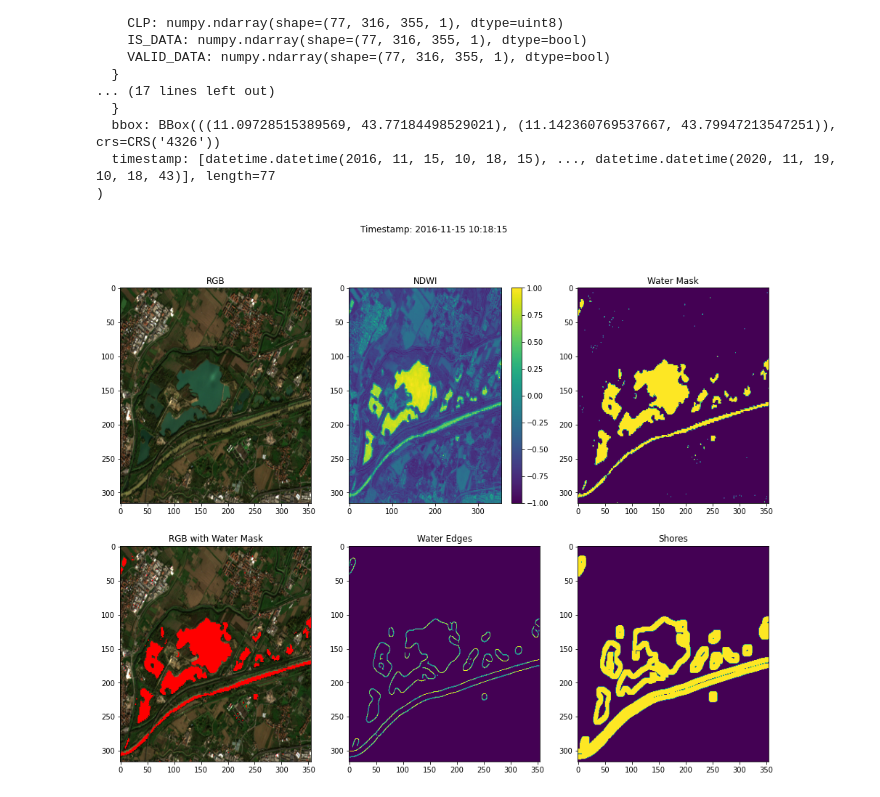
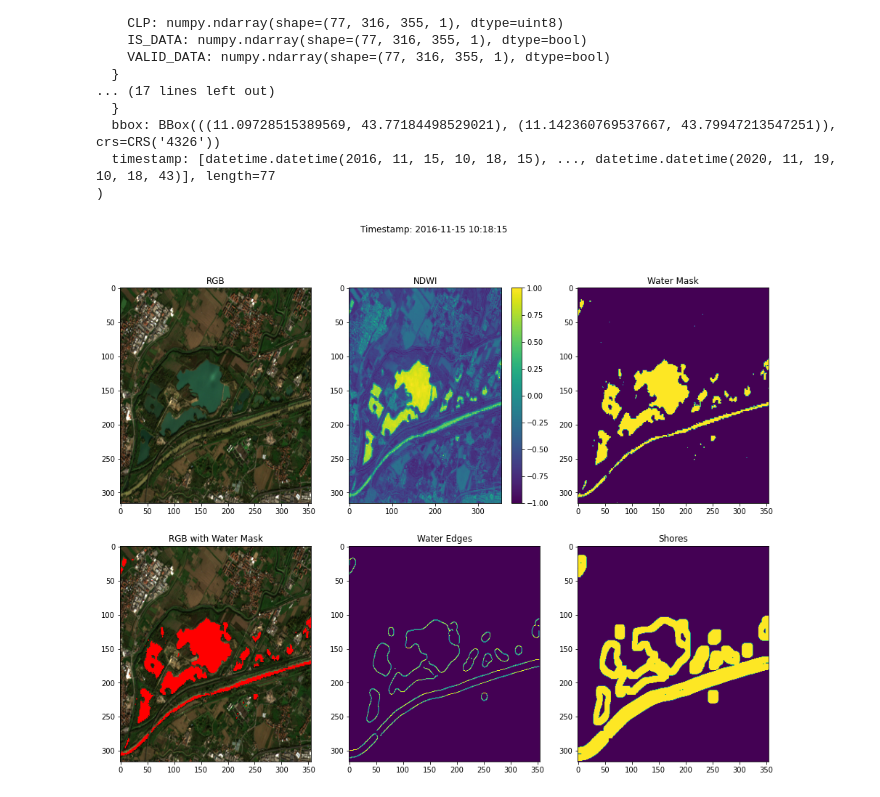
Before and after one commit to KlemenKozelj/master_thesis, a Jupyter notebook: 02_River_Arno.ipynb, the cells around one changed output. Saved outputs shown, nothing was run; the diff lists cells and outputs as text; code cells hidden in the pictures.

```diff
--- a/02_River_Arno.ipynb
+++ b/02_River_Arno.ipynb
@@ -52,11 +68,11 @@ EOPatch(
 # %%
 (water_mask, water_edges, shores, shores_edges) = get_water_mask(
     eopatch1,
-    water_treshhold=0.3,
-    canny_sigma=4,
-    gauss_sigma=0.75
+    water_treshhold=0.4,
+    canny_sigma=5,
+    gauss_sigma=1
 )
 
 visualise_water_mask(band_names, eopatch1, 0, water_mask, water_edges, shores, shores_edges)
 # %% [output]
-[figure, old version]
+[figure, new version]
```
Also changed, not shown: parts of 2 cells of this notebook.
